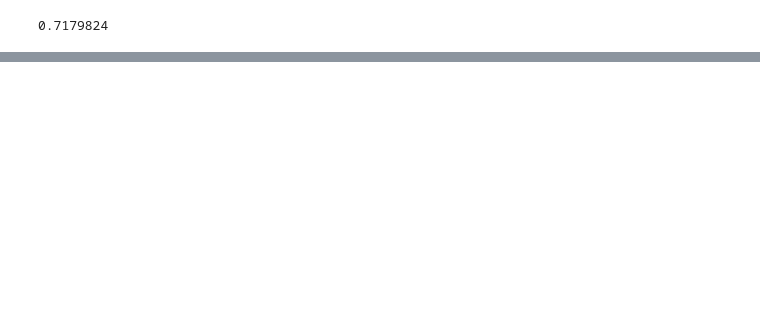
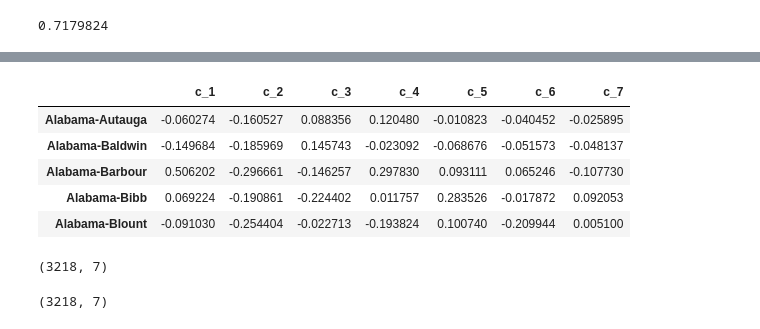
Before and after one commit to sekR4/ML_SageMaker_Studies, a Jupyter notebook: Population_Segmentation/Notes.ipynb, the cells around one changed output, grey strips where cells are left out. Cells and saved outputs as stored; diff of their text form; code cells hidden in the pictures; blank space fills up the shorter version.

```diff
--- a/Population_Segmentation/Notes.ipynb
+++ b/Population_Segmentation/Notes.ipynb
@@ -135,0 +155,58 @@ fit_pca.explained_variance_ratio_[:n_principal_components].sum()
+# %%
+def create_transformed_df(train_pca, counties_scaled:pd.DataFrame, n_top_components:int=5) -> pd.DataFrame:
+    '''
+        Return a dataframe of data points with component features.
+        The dataframe should be indexed by State-County and contain component values.
+
+        :param train_pca:
+            A list of pca training data, returned by a PCA model.
+        :param counties_scaled:
+            A dataframe of normalized, original features.
+        :param n_top_components:
+            An integer, the number of top components to use.
+
+        :return:
+            A dataframe, indexed by State-County, with n_top_component values as columns.
+     '''
+    counties_transformed=pd.DataFrame()
+
+    # for each of our new, transformed data points
+    # append the component values to the dataframe
+
+    for data in train_pca:
+        # get component values for each data point
+        components=data
+        counties_transformed=counties_transformed.append([list(components)])
+
+    # index by county, just like counties_scaled
+    counties_transformed.index=counties_scaled.index
+    counties_transformed = counties_transformed[counties_transformed.columns[:n_top_components]]
+
+    return counties_transformed
+# %%
+top_n = 7
+
+counties_transformed = create_transformed_df(reduced,
+                                             counties_scaled,
+                                             n_top_components=top_n)
+
+PCA_list = [f"c_{i+1}" for i in range(top_n)]
+
+counties_transformed.columns = PCA_list
+counties_transformed.head()
+# %% [output]
+|  | c_1 | c_2 | c_3 | c_4 | c_5 | c_6 | c_7 |
+| Alabama-Autauga | -0.060274 | -0.160527 | 0.088356 | 0.120480 | -0.010823 | -0.040452 | -0.025895 |
+| Alabama-Baldwin | -0.149684 | -0.185969 | 0.145743 | -0.023092 | -0.068676 | -0.051573 | -0.048137 |
+| Alabama-Barbour | 0.506202 | -0.296661 | -0.146257 | 0.297830 | 0.093111 | 0.065246 | -0.107730 |
+| Alabama-Bibb | 0.069224 | -0.190861 | -0.224402 | 0.011757 | 0.283526 | -0.017872 | 0.092053 |
+| Alabama-Blount | -0.091030 | -0.254404 | -0.022713 | -0.193824 | 0.100740 | -0.209944 | 0.005100 |
+# %%
+counties_transformed.shape
+# %% [output]
+(3218, 7)
+# %%
+counties_transformed_np = counties_transformed.to_numpy()
+counties_transformed_np.shape
+# %% [output]
+(3218, 7)
```
Also changed, not shown: parts of 13 cells of this notebook.
